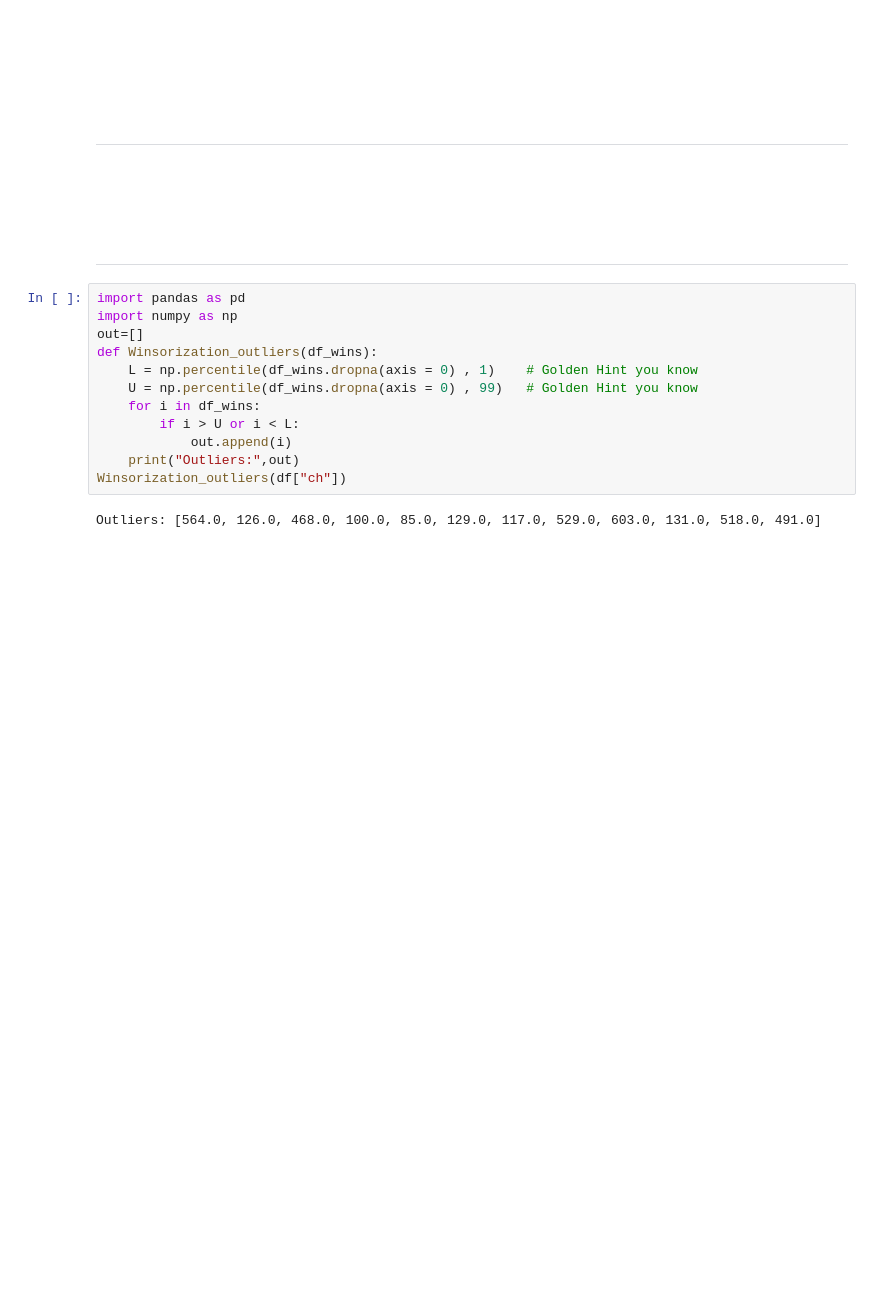
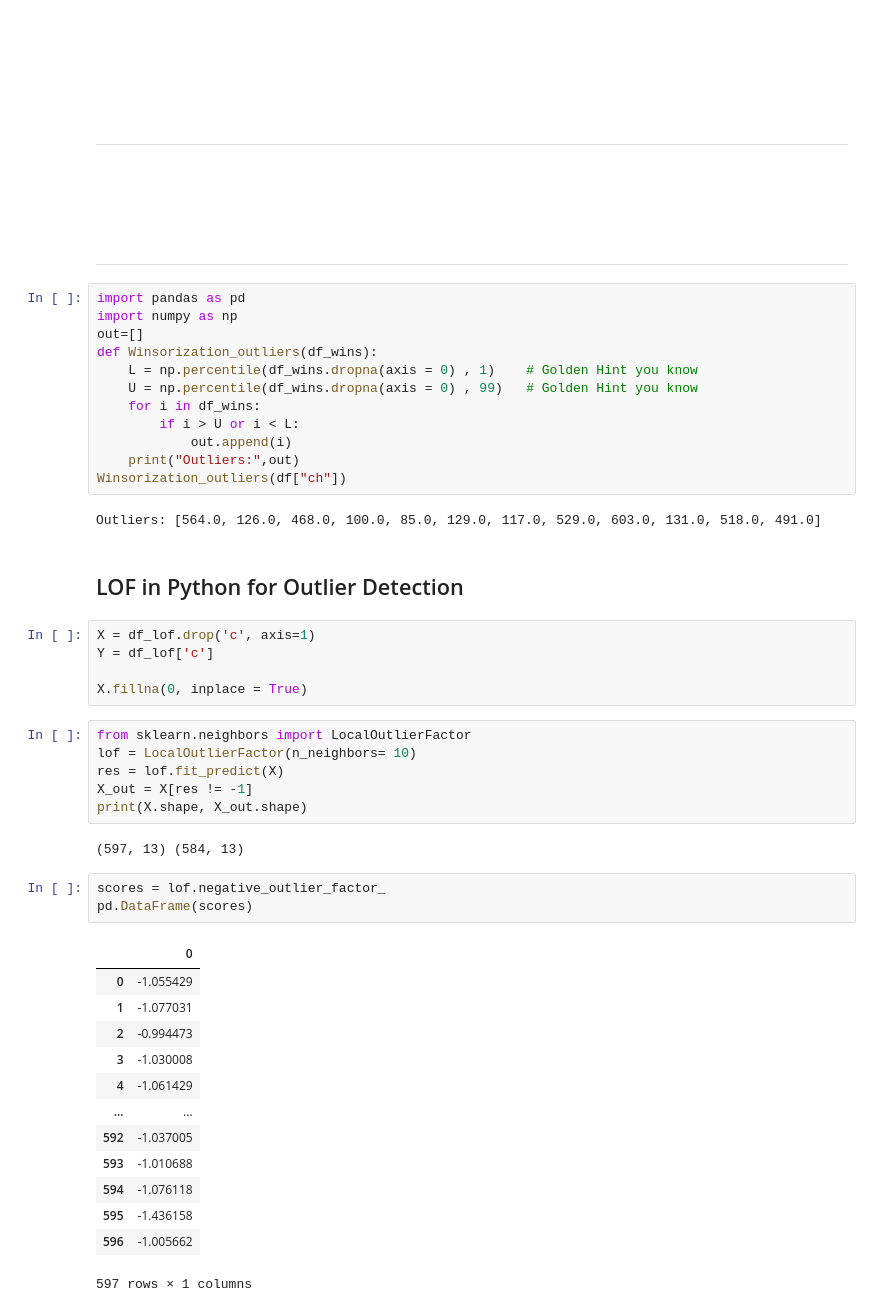
Before and after one commit to majidgolbaz/Heart-Failure-Prediction, a Jupyter notebook: Pre-Processing/preProccessing.ipynb, the cells around one changed output. Drawn from its saved outputs; the diff is of its cells as text; blank space fills up the shorter version.

```diff
--- a/Pre-Processing/preProccessing.ipynb
+++ b/Pre-Processing/preProccessing.ipynb
@@ -788,3 +790,35 @@ def Winsorization_outliers(df_wins):
 Winsorization_outliers(df["ch"])
 # %% [output]
 Outliers: [564.0, 126.0, 468.0, 100.0, 85.0, 129.0, 117.0, 529.0, 603.0, 131.0, 518.0, 491.0]
+# %% [markdown]
+## LOF in Python for Outlier Detection
+# %%
+X = df_lof.drop('c', axis=1)
+Y = df_lof['c']
+
+X.fillna(0, inplace = True)
+# %%
+from sklearn.neighbors import LocalOutlierFactor
+lof = LocalOutlierFactor(n_neighbors= 10)
+res = lof.fit_predict(X)
+X_out = X[res != -1]
+print(X.shape, X_out.shape)
+# %% [output]
+(597, 13) (584, 13)
+# %%
+scores = lof.negative_outlier_factor_
+pd.DataFrame(scores)
+# %% [output]
+|  | 0 |
+| 0 | -1.055429 |
+| 1 | -1.077031 |
+| 2 | -0.994473 |
+| 3 | -1.030008 |
+| 4 | -1.061429 |
+| ... | ... |
+| 592 | -1.037005 |
+| 593 | -1.010688 |
+| 594 | -1.076118 |
+| 595 | -1.436158 |
+| 596 | -1.005662 |
+597 rows × 1 columns
```
Also changed, not shown: parts of 3 cells of this notebook, 1 other file.
